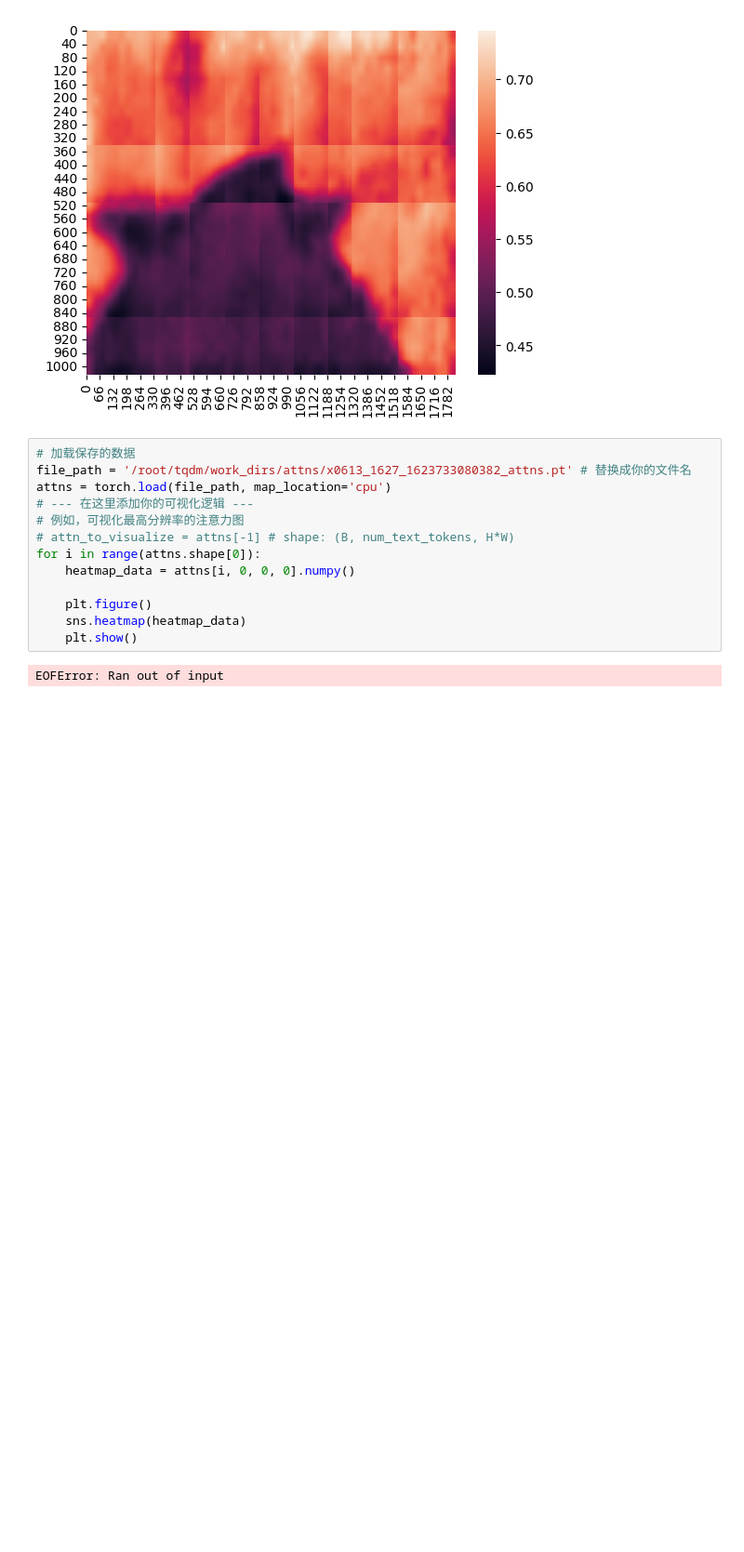
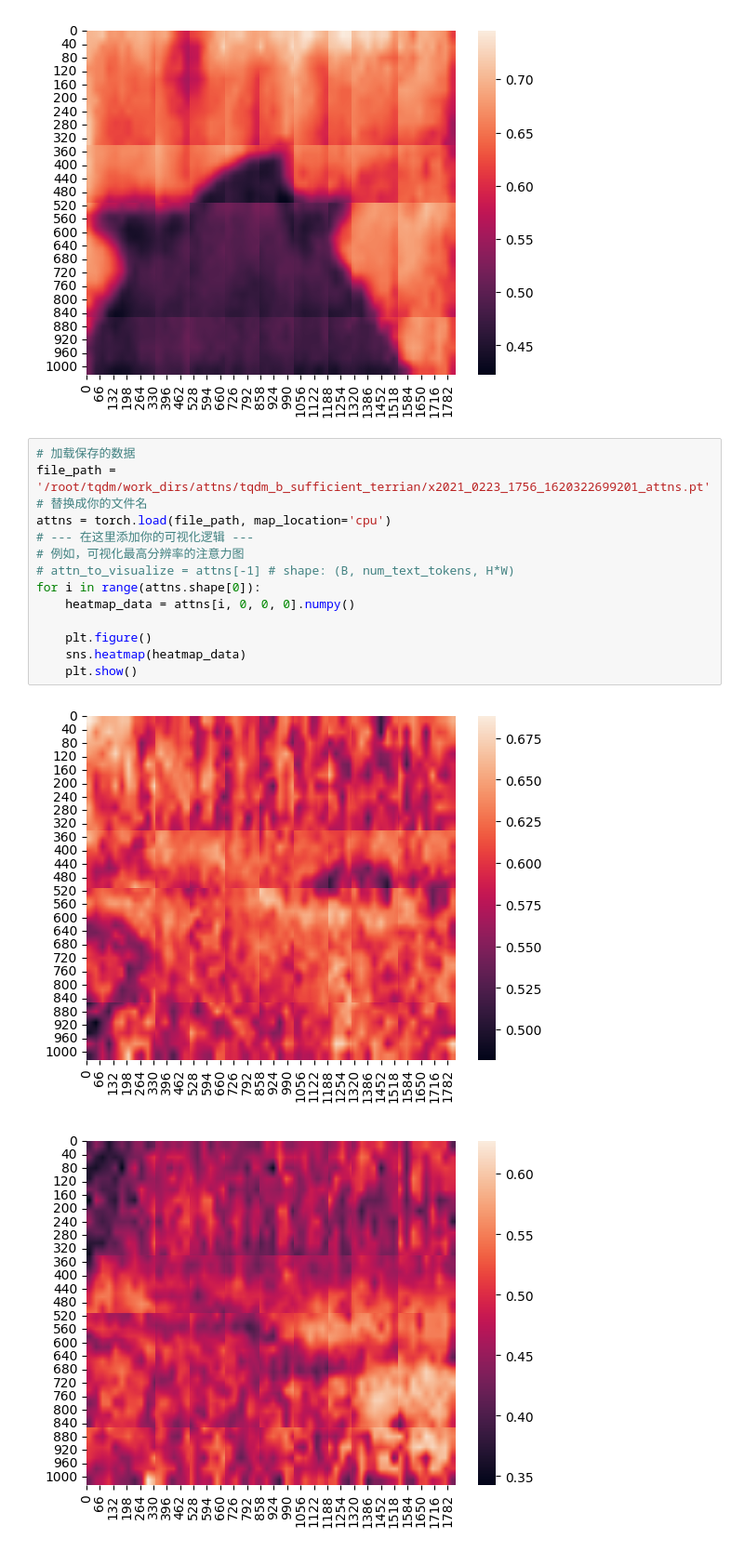
Before and after one commit to zhihuazhao-bit/tqt, a Jupyter notebook: orfd_reproduce.ipynb, the cells around one changed output. Shown at 93% size. Drawn from its saved outputs; the diff is of its cells as text; blank space fills up the shorter version.

```diff
--- a/orfd_reproduce.ipynb
+++ b/orfd_reproduce.ipynb
@@ -128,16 +128,17 @@ for i in range(attns.shape[0]):
 [figure]
 # %%
 # 加载保存的数据
-file_path = '/root/tqdm/work_dirs/attns/x0613_1627_1623733080382_attns.pt' # 替换成你的文件名
+file_path = '/root/tqdm/work_dirs/attns/tqdm_b_sufficient_terrian/x2021_0223_1756_1620322699201_attns.pt' # 替换成你的文件名
 attns = torch.load(file_path, map_location='cpu')
 # --- 在这里添加你的可视化逻辑 ---
 # 例如，可视化最高分辨率的注意力图
 # attn_to_visualize = attns[-1] # shape: (B, num_text_tokens, H*W)
 for i in range(attns.shape[0]):
     heatmap_data = attns[i, 0, 0, 0].numpy()
 
     plt.figure()
     sns.heatmap(heatmap_data)
     plt.show()
 # %% [output]
-EOFError: Ran out of input
+[figure, added]
+[figure, added]
```
Also changed, not shown: parts of 1 cell of this notebook, 20 other files.
